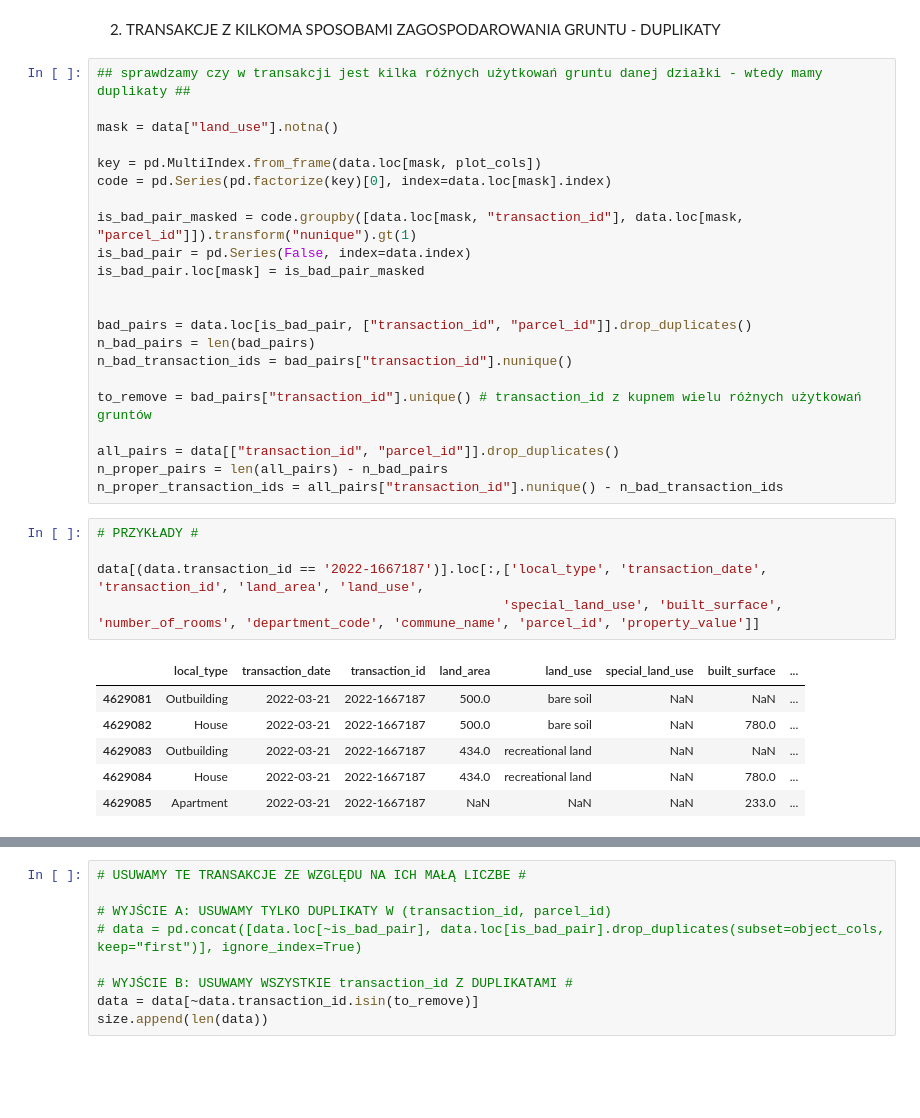
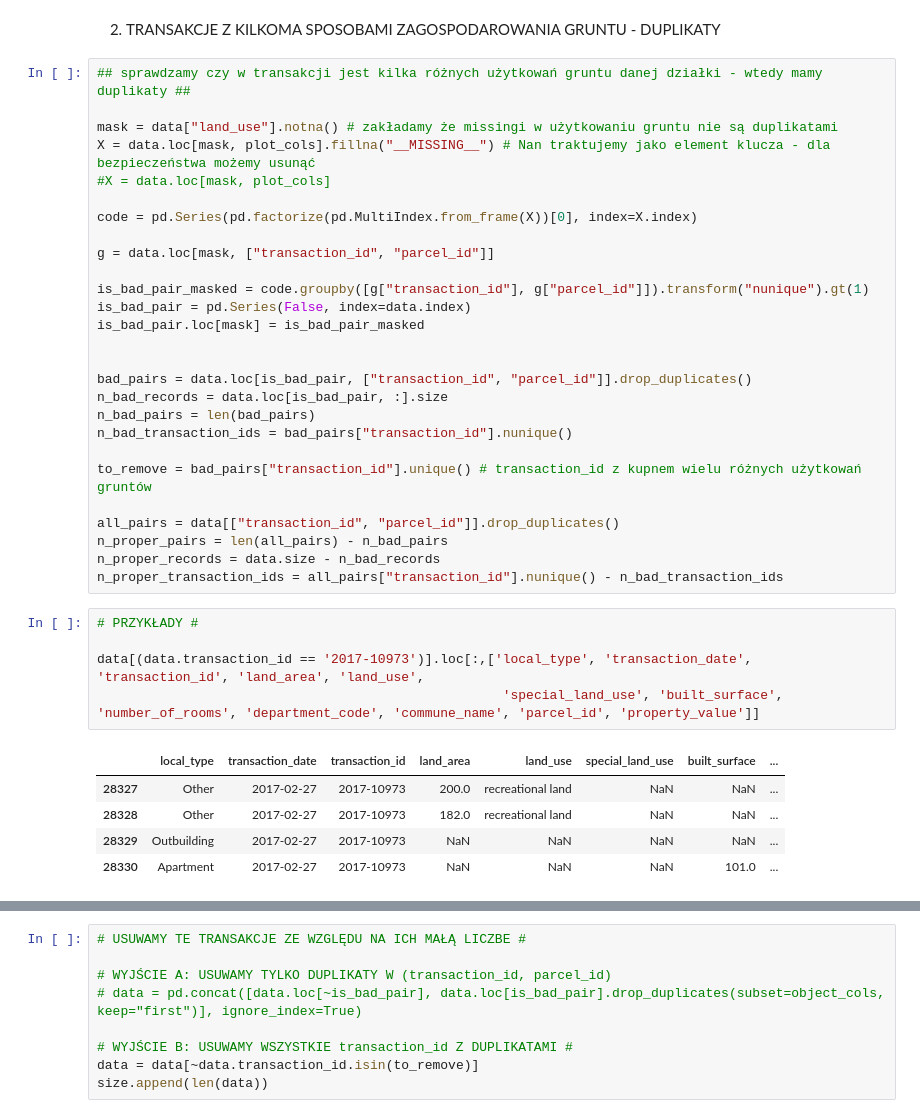
Before and after one commit to jpi0309/Machine-Learning-for-Housing-Valuation-in-France, a Jupyter notebook: data_preparation1.ipynb, the cells around one changed output, grey strips where cells are left out. Drawn from its saved outputs; the diff is of its cells as text; blank space fills up the shorter version.

```diff
--- a/data_preparation1.ipynb
+++ b/data_preparation1.ipynb
@@ -408,17 +429,21 @@ liczba transakcji o niejednakowej wartości pieniężnej 0
 # %%
 ## sprawdzamy czy w transakcji jest kilka różnych użytkowań gruntu danej działki - wtedy mamy duplikaty ##
 
-mask = data["land_use"].notna()
+mask = data["land_use"].notna() # zakładamy że missingi w użytkowaniu gruntu nie są duplikatami
+X = data.loc[mask, plot_cols].fillna("__MISSING__") # Nan traktujemy jako element klucza - dla bezpieczeństwa możemy usunąć
+#X = data.loc[mask, plot_cols]
 
-key = pd.MultiIndex.from_frame(data.loc[mask, plot_cols])
-code = pd.Series(pd.factorize(key)[0], index=data.loc[mask].index)
+code = pd.Series(pd.factorize(pd.MultiIndex.from_frame(X))[0], index=X.index)
 
-is_bad_pair_masked = code.groupby([data.loc[mask, "transaction_id"], data.loc[mask, "parcel_id"]]).transform("nunique").gt(1)
+g = data.loc[mask, ["transaction_id", "parcel_id"]]
+
+is_bad_pair_masked = code.groupby([g["transaction_id"], g["parcel_id"]]).transform("nunique").gt(1)
 is_bad_pair = pd.Series(False, index=data.index)
 is_bad_pair.loc[mask] = is_bad_pair_masked
 
 
 bad_pairs = data.loc[is_bad_pair, ["transaction_id", "parcel_id"]].drop_duplicates()
+n_bad_records = data.loc[is_bad_pair, :].size
 n_bad_pairs = len(bad_pairs)
 n_bad_transaction_ids = bad_pairs["transaction_id"].nunique()
 
@@ -426,19 +451,19 @@ to_remove = bad_pairs["transaction_id"].unique() # transaction_id z kupnem wielu
 
 all_pairs = data[["transaction_id", "parcel_id"]].drop_duplicates()
 n_proper_pairs = len(all_pairs) - n_bad_pairs
+n_proper_records = data.size - n_bad_records
 n_proper_transaction_ids = all_pairs["transaction_id"].nunique() - n_bad_transaction_ids
 # %%
 # PRZYKŁADY #
 
-data[(data.transaction_id == '2022-1667187')].loc[:,['local_type', 'transaction_date', 'transaction_id', 'land_area', 'land_use',
+data[(data.transaction_id == '2017-10973')].loc[:,['local_type', 'transaction_date', 'transaction_id', 'land_area', 'land_use',
                                                     'special_land_use', 'built_surface', 'number_of_rooms', 'department_code', 'commune_name', 'parcel_id', 'property_value']]
 # %% [output]
 |  | local_type | transaction_date | transaction_id | land_area | land_use | special_land_use | built_surface | ... |
-| 4629081 | Outbuilding | 2022-03-21 | 2022-1667187 | 500.0 | bare soil | NaN | NaN | ... |
-| 4629082 | House | 2022-03-21 | 2022-1667187 | 500.0 | bare soil | NaN | 780.0 | ... |
-| 4629083 | Outbuilding | 2022-03-21 | 2022-1667187 | 434.0 | recreational land | NaN | NaN | ... |
-| 4629084 | House | 2022-03-21 | 2022-1667187 | 434.0 | recreational land | NaN | 780.0 | ... |
-| 4629085 | Apartment | 2022-03-21 | 2022-1667187 | NaN | NaN | NaN | 233.0 | ... |
+| 28327 | Other | 2017-02-27 | 2017-10973 | 200.0 | recreational land | NaN | NaN | ... |
+| 28328 | Other | 2017-02-27 | 2017-10973 | 182.0 | recreational land | NaN | NaN | ... |
+| 28329 | Outbuilding | 2017-02-27 | 2017-10973 | NaN | NaN | NaN | NaN | ... |
+| 28330 | Apartment | 2017-02-27 | 2017-10973 | NaN | NaN | NaN | 101.0 | ... |
 # %%
 # WYKRES #
 
```
Also changed, not shown: parts of 21 cells of this notebook, 4 other files.
